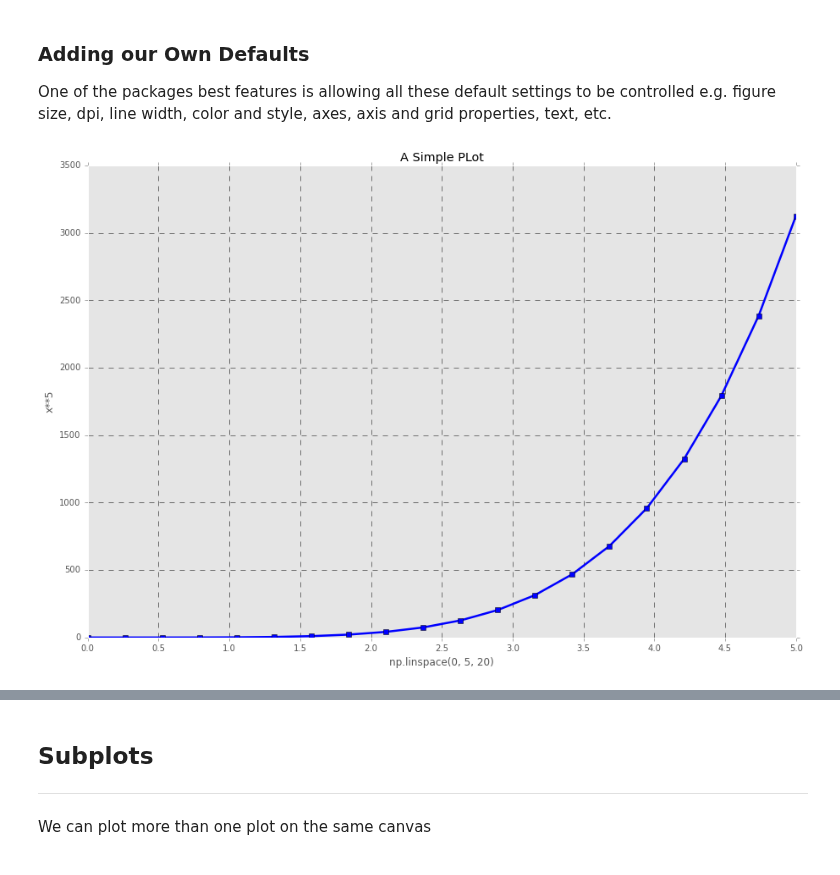
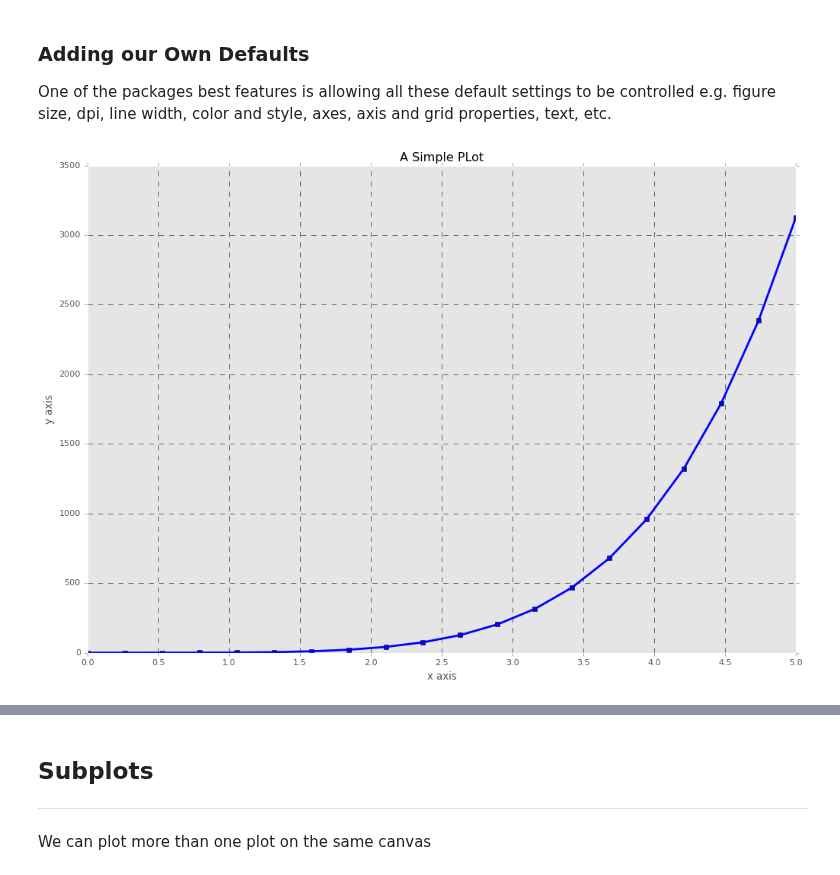
Before and after one commit to kmcd14/FofData-assessment, a Jupyter notebook: pyplot.ipynb, the cells around one changed output, grey strips where cells are left out. Saved outputs shown, nothing was run; the diff lists cells and outputs as text; code cells hidden in the pictures.

```diff
--- a/pyplot.ipynb
+++ b/pyplot.ipynb
@@ -60,4 +60,4 @@ import pandas as pd
 plt.rcParams['figure.figsize'] = (15, 10)
 
 # Standard colour scheme.
-#plt.style.use('ggplot')
+plt.style.use('ggplot')
@@ -105,21 +275,23 @@ One of the packages best features is allowing all these default settings to be c
 # %%
 # Plotting, colour, linewidth, marker
 plt.plot(x, y, c='blue', lw=2.5, marker='s')
+
+z = np.linspace(0, 3, 20)
 
 # Adding a title
 plt.title('A Simple PLot')
 
 # Labelling x and y axis
-plt.xlabel('np.linspace(0, 5, 20)')
-plt.ylabel('x**5')
+plt.xlabel('x axis')
+plt.ylabel('y axis')
 
 # Adding ticks to the x axis
 plt.xticks([0, 0.5, 1, 1.5, 2, 2.5, 3, 3.5, 4, 4.5, 5])
 
 # Changing the grid colour to black broken dashes
 plt.grid(color='black',ls='--')
 
 # Show plot
 plt.show()
 # %% [output]
-[figure, old version]
+[figure, new version]
```
Also changed, not shown: parts of 19 cells of this notebook, 1 other file.
